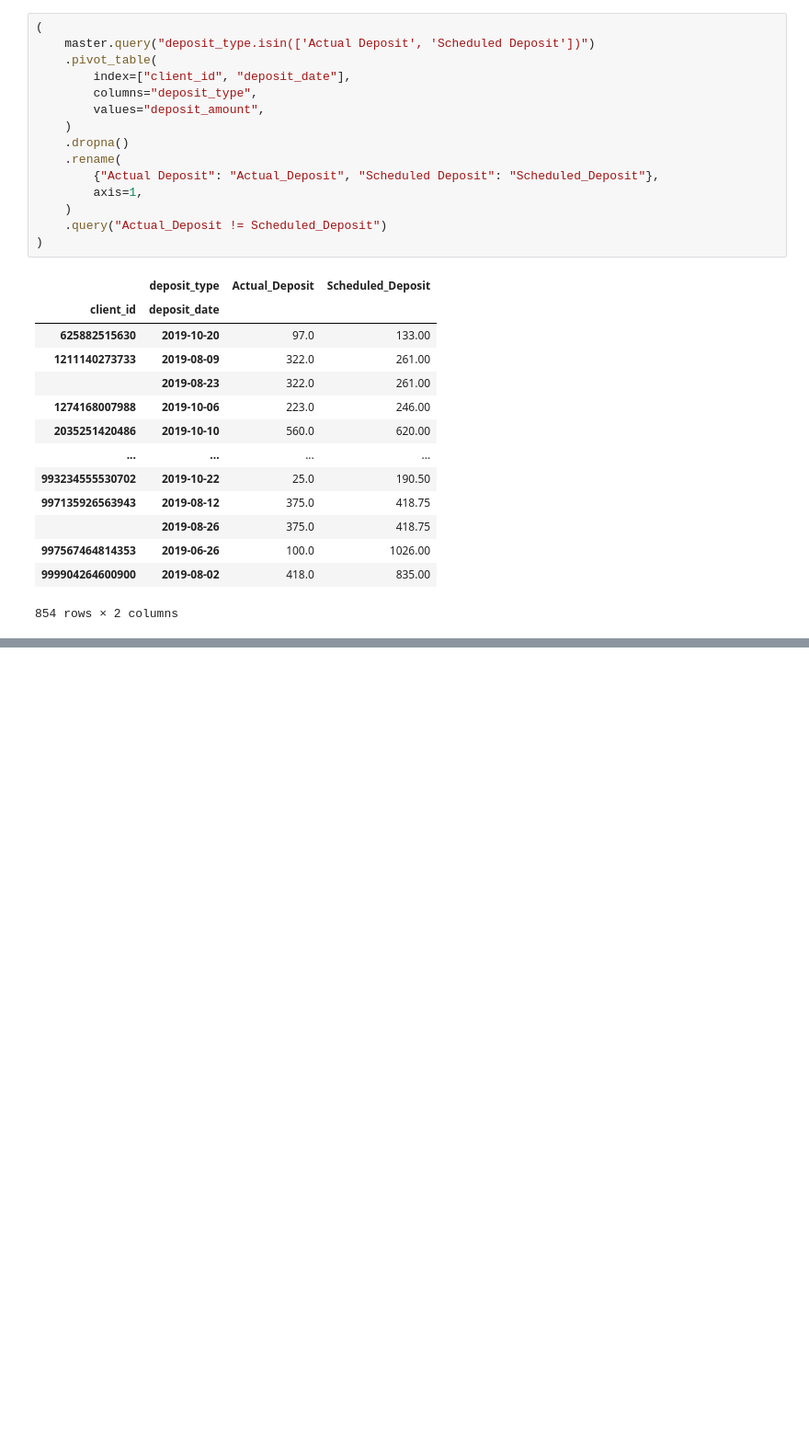
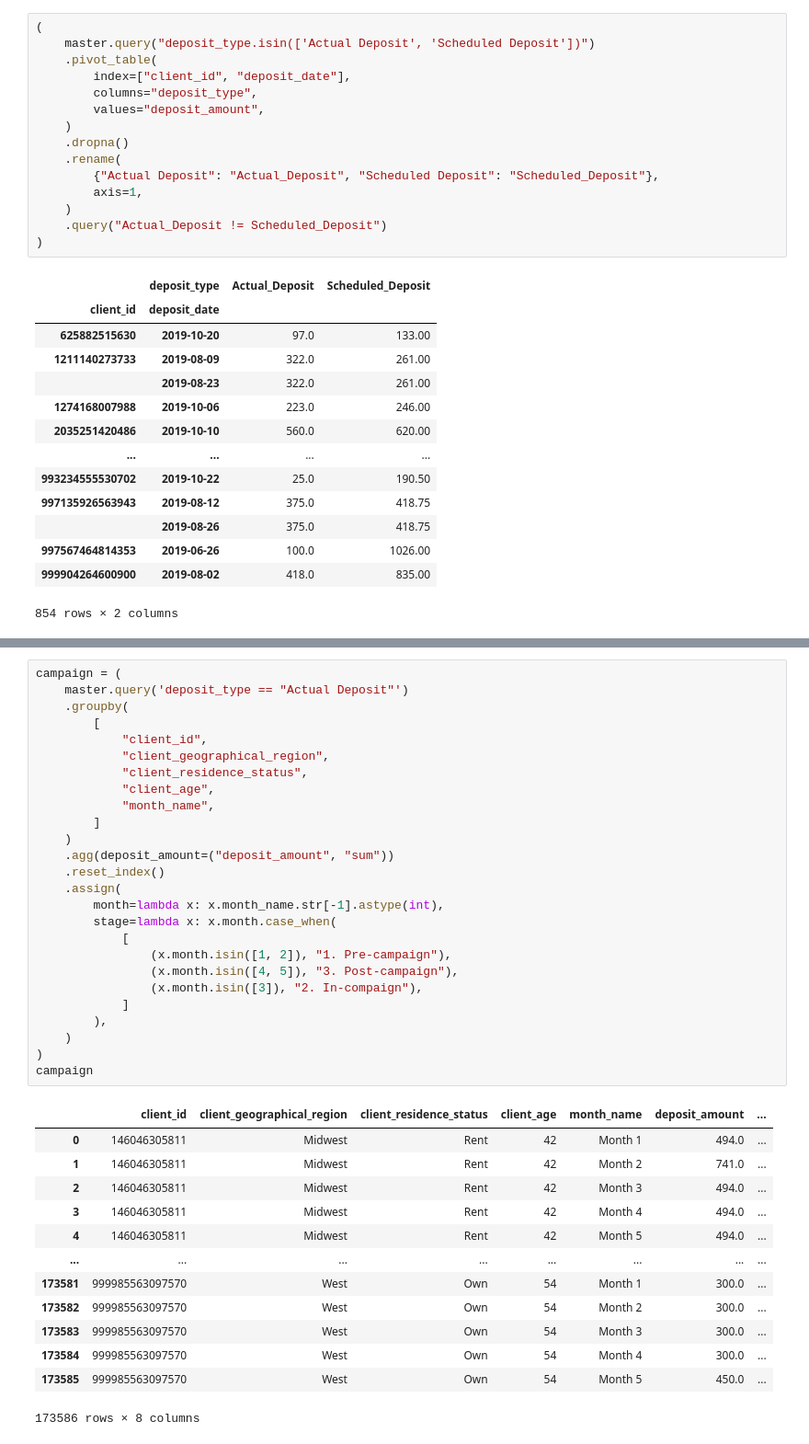
Before and after one commit to J-ZW-Wang/ss_data_project, a Jupyter notebook: Freedom_Debt_Relief_Marketing_Compaign_Results/Marketing_Campaign_Results.ipynb, the cells around one changed output, grey strips where cells are left out. Shown at 92% size. Cells and saved outputs as stored; diff of their text form; blank space fills up the shorter version.

```diff
--- a/Freedom_Debt_Relief_Marketing_Compaign_Results/Marketing_Campaign_Results.ipynb
+++ b/Freedom_Debt_Relief_Marketing_Compaign_Results/Marketing_Campaign_Results.ipynb
@@ -155,0 +201,40 @@ master.query("client_id == 945195860266").sort_values("deposit_date")
+# %%
+campaign = (
+    master.query('deposit_type == "Actual Deposit"')
+    .groupby(
+        [
+            "client_id",
+            "client_geographical_region",
+            "client_residence_status",
+            "client_age",
+            "month_name",
+        ]
+    )
+    .agg(deposit_amount=("deposit_amount", "sum"))
+    .reset_index()
+    .assign(
+        month=lambda x: x.month_name.str[-1].astype(int),
+        stage=lambda x: x.month.case_when(
+            [
+                (x.month.isin([1, 2]), "1. Pre-campaign"),
+                (x.month.isin([4, 5]), "3. Post-campaign"),
+                (x.month.isin([3]), "2. In-compaign"),
+            ]
+        ),
+    )
+)
+campaign
+# %% [output]
+|  | client_id | client_geographical_region | client_residence_status | client_age | month_name | deposit_amount | ... |
+| 0 | 146046305811 | Midwest | Rent | 42 | Month 1 | 494.0 | ... |
+| 1 | 146046305811 | Midwest | Rent | 42 | Month 2 | 741.0 | ... |
+| 2 | 146046305811 | Midwest | Rent | 42 | Month 3 | 494.0 | ... |
+| 3 | 146046305811 | Midwest | Rent | 42 | Month 4 | 494.0 | ... |
+| 4 | 146046305811 | Midwest | Rent | 42 | Month 5 | 494.0 | ... |
+| ... | ... | ... | ... | ... | ... | ... | ... |
+| 173581 | 999985563097570 | West | Own | 54 | Month 1 | 300.0 | ... |
+| 173582 | 999985563097570 | West | Own | 54 | Month 2 | 300.0 | ... |
+| 173583 | 999985563097570 | West | Own | 54 | Month 3 | 300.0 | ... |
+| 173584 | 999985563097570 | West | Own | 54 | Month 4 | 300.0 | ... |
+| 173585 | 999985563097570 | West | Own | 54 | Month 5 | 450.0 | ... |
+173586 rows × 8 columns
```
Also changed, not shown: parts of 21 cells of this notebook.
